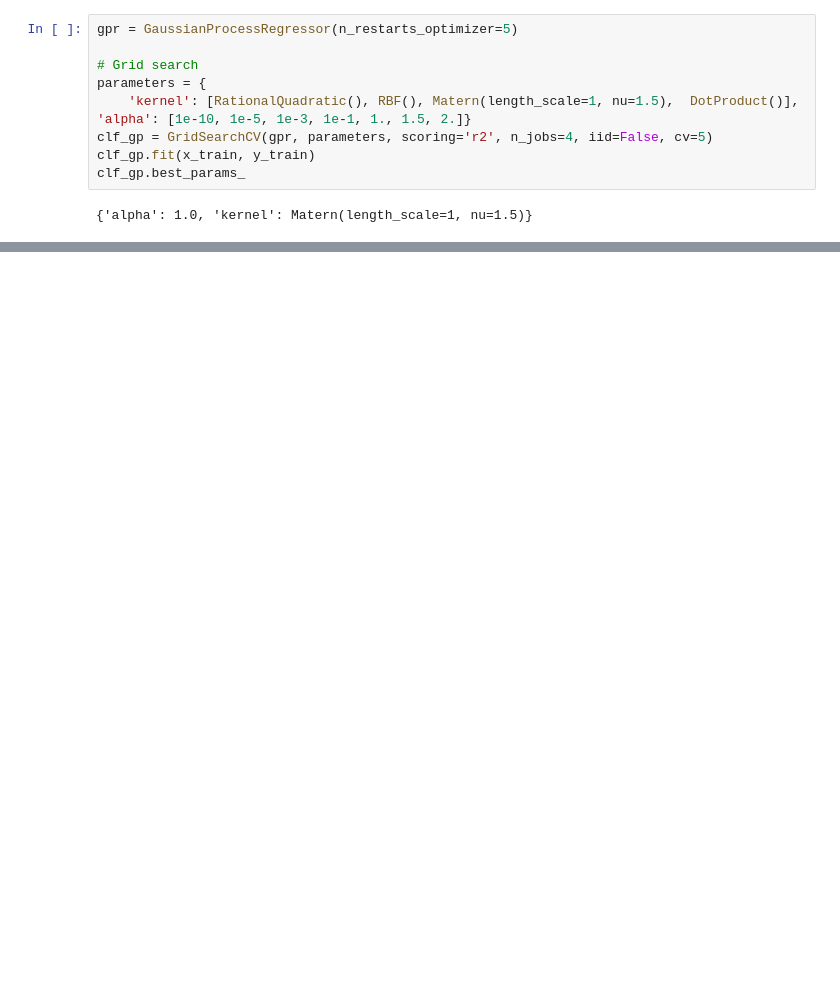
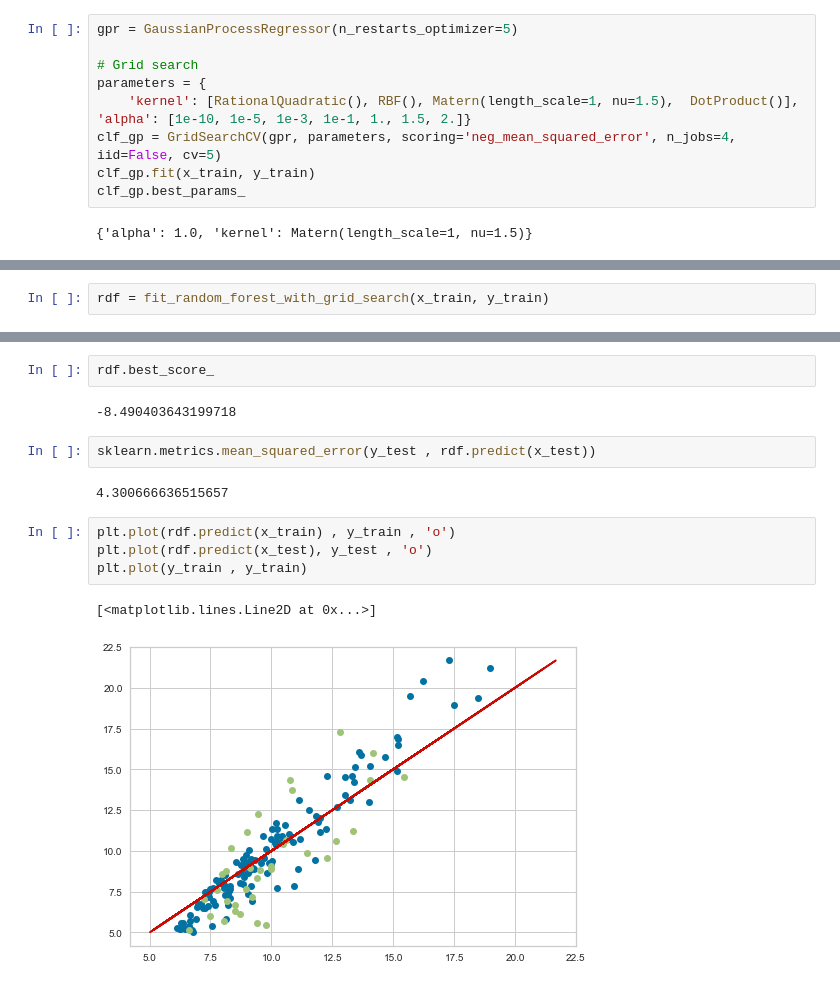
Before and after one commit to pauldelacour/data_sc_lab, a Jupyter notebook: task_01/methods/Version1.ipynb, the cells around one changed output, grey strips where cells are left out. Cells and saved outputs as stored; diff of their text form; blank space fills up the shorter version.

```diff
--- a/task_01/methods/Version1.ipynb
+++ b/task_01/methods/Version1.ipynb
@@ -270,7 +288,7 @@ gpr = GaussianProcessRegressor(n_restarts_optimizer=5)
 # Grid search
 parameters = {
     'kernel': [RationalQuadratic(), RBF(), Matern(length_scale=1, nu=1.5),  DotProduct()], 'alpha': [1e-10, 1e-5, 1e-3, 1e-1, 1., 1.5, 2.]}
-clf_gp = GridSearchCV(gpr, parameters, scoring='r2', n_jobs=4, iid=False, cv=5)
+clf_gp = GridSearchCV(gpr, parameters, scoring='neg_mean_squared_error', n_jobs=4, iid=False, cv=5)
 clf_gp.fit(x_train, y_train)
 clf_gp.best_params_
 # %% [output]
@@ -290,0 +315,2 @@ plt.plot(y_train , y_train)
+# %%
+rdf = fit_random_forest_with_grid_search(x_train, y_train)
@@ -290,0 +326,15 @@ plt.plot(y_train , y_train)
+# %%
+rdf.best_score_
+# %% [output]
+-8.490403643199718
+# %%
+sklearn.metrics.mean_squared_error(y_test , rdf.predict(x_test))
+# %% [output]
+4.300666636515657
+# %%
+plt.plot(rdf.predict(x_train) , y_train , 'o')
+plt.plot(rdf.predict(x_test), y_test , 'o')
+plt.plot(y_train , y_train)
+# %% [output]
+[<matplotlib.lines.Line2D at 0x...>]
+[figure, added]
```
Also changed, not shown: parts of 20 cells of this notebook, 5 other files.
